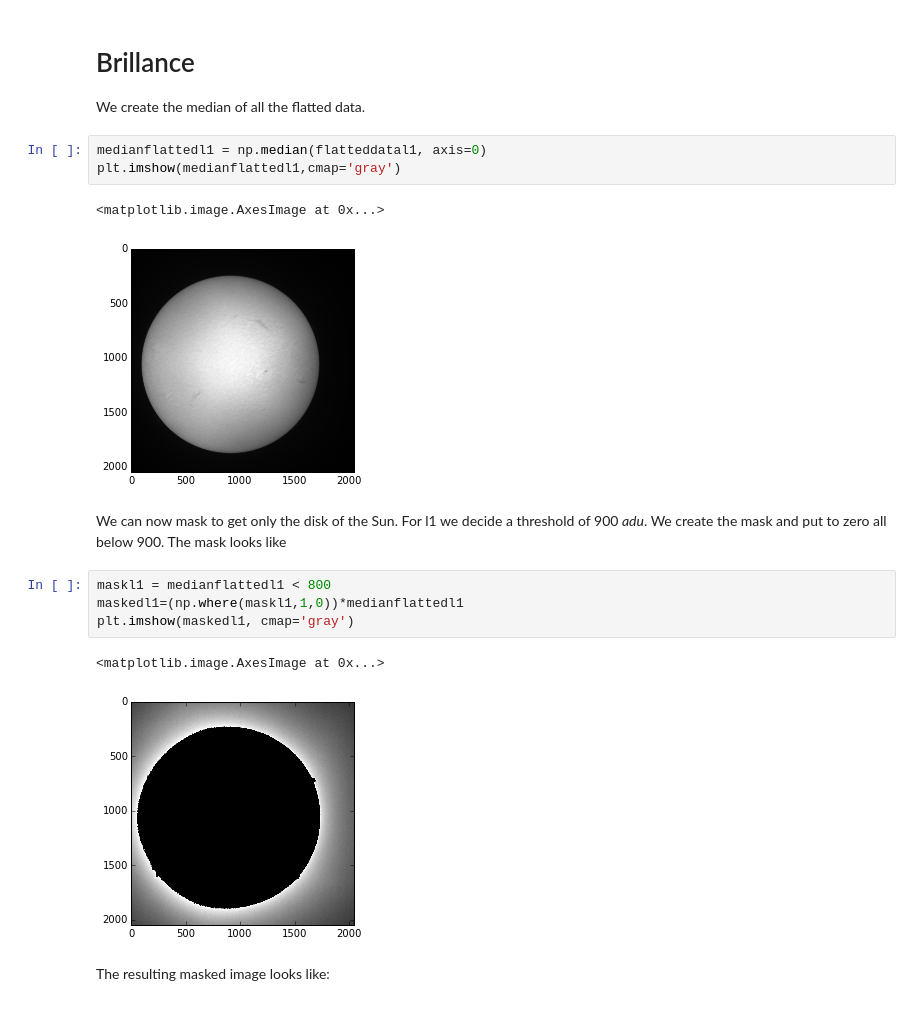
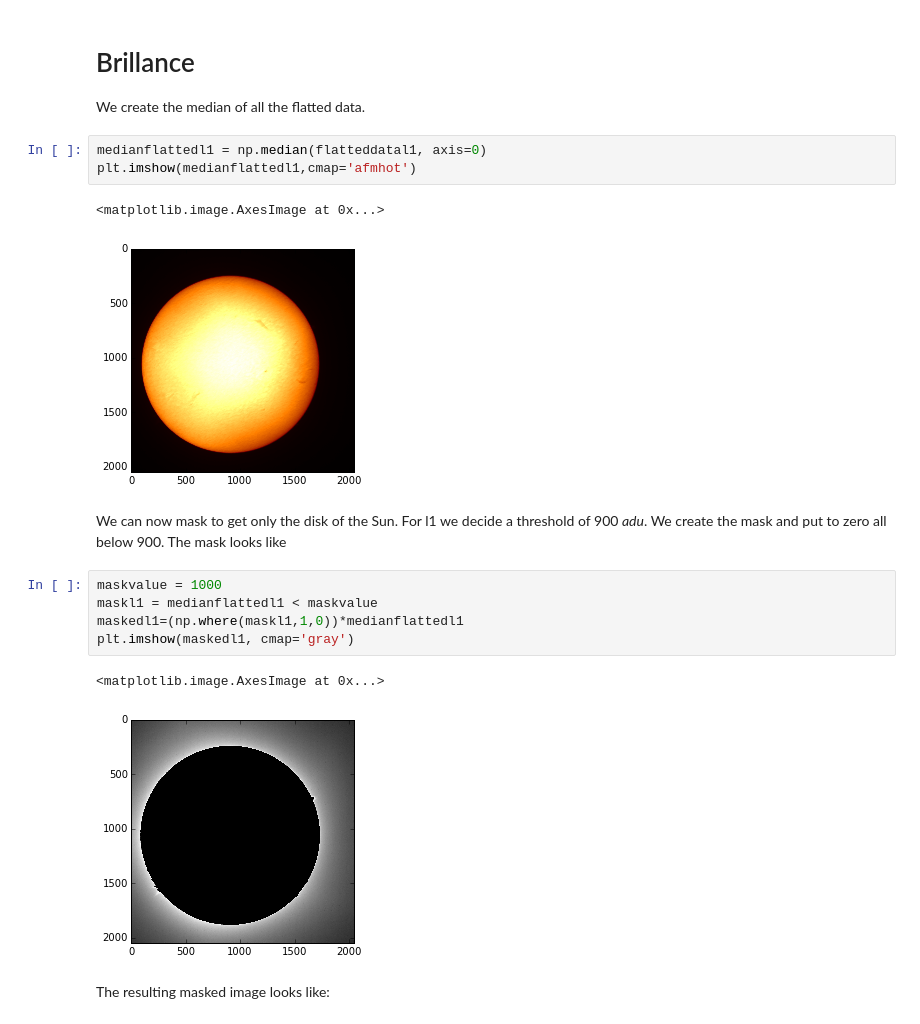
Before and after one commit to manuelmarcano22/TPCoronograph, a Jupyter notebook: l1anal.ipynb, the cells around one changed output. Cells and saved outputs as stored; diff of their text form.

```diff
--- a/l1anal.ipynb
+++ b/l1anal.ipynb
@@ -44,19 +65,20 @@ headerone
 We create the median of all the flatted data.
 # %%
 medianflattedl1 = np.median(flatteddatal1, axis=0)
-plt.imshow(medianflattedl1,cmap='gray')
+plt.imshow(medianflattedl1,cmap='afmhot')
 # %% [output]
 <matplotlib.image.AxesImage at 0x...>
-[figure, old version]
+[figure, new version]
 # %% [markdown]
 We can now mask to get only the disk of the Sun. For l1 we decide a threshold of 900 *adu*. We create the mask and put to zero all below 900. The mask looks like
 # %%
-maskl1 = medianflattedl1 < 800
+maskvalue = 1000
+maskl1 = medianflattedl1 < maskvalue
 maskedl1=(np.where(maskl1,1,0))*medianflattedl1
 plt.imshow(maskedl1, cmap='gray')
 # %% [output]
 <matplotlib.image.AxesImage at 0x...>
-[figure, old version]
+[figure, new version]
 # %% [markdown]
 The resulting masked image looks like:
 # %%
```
Also changed, not shown: parts of 10 cells of this notebook, 1 other file.
